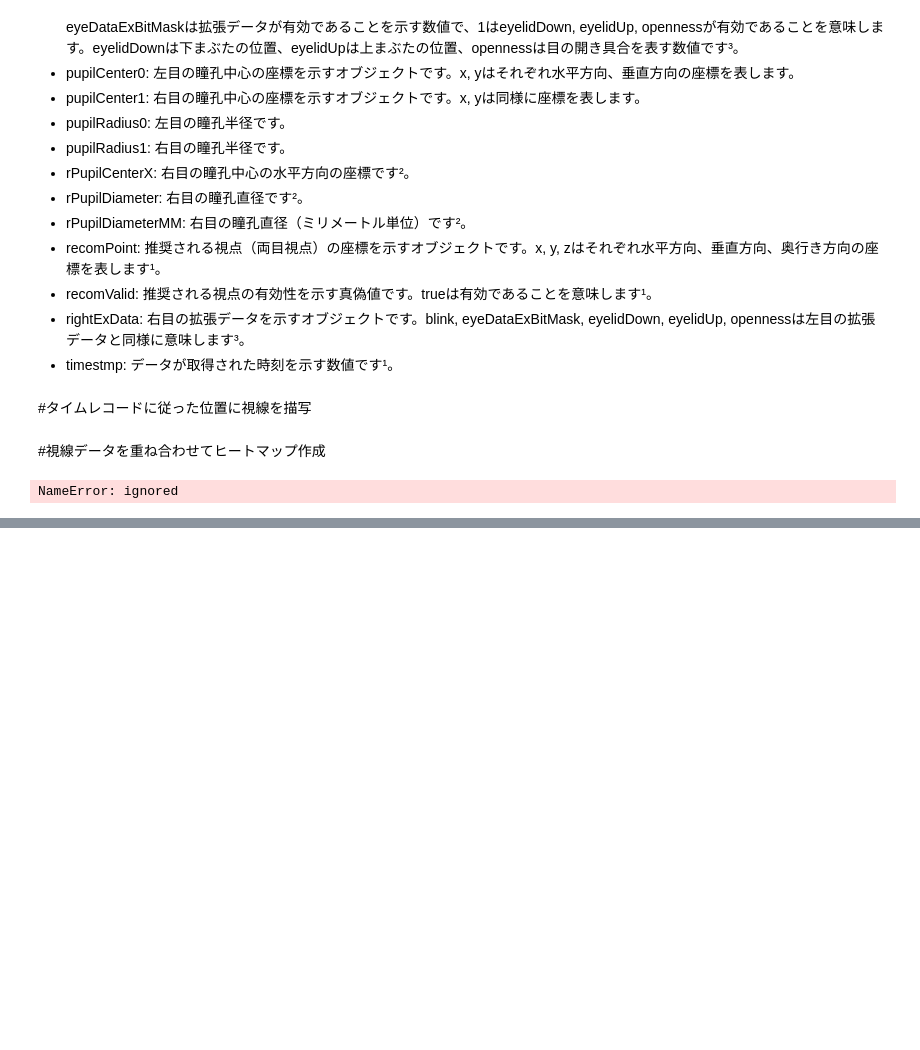
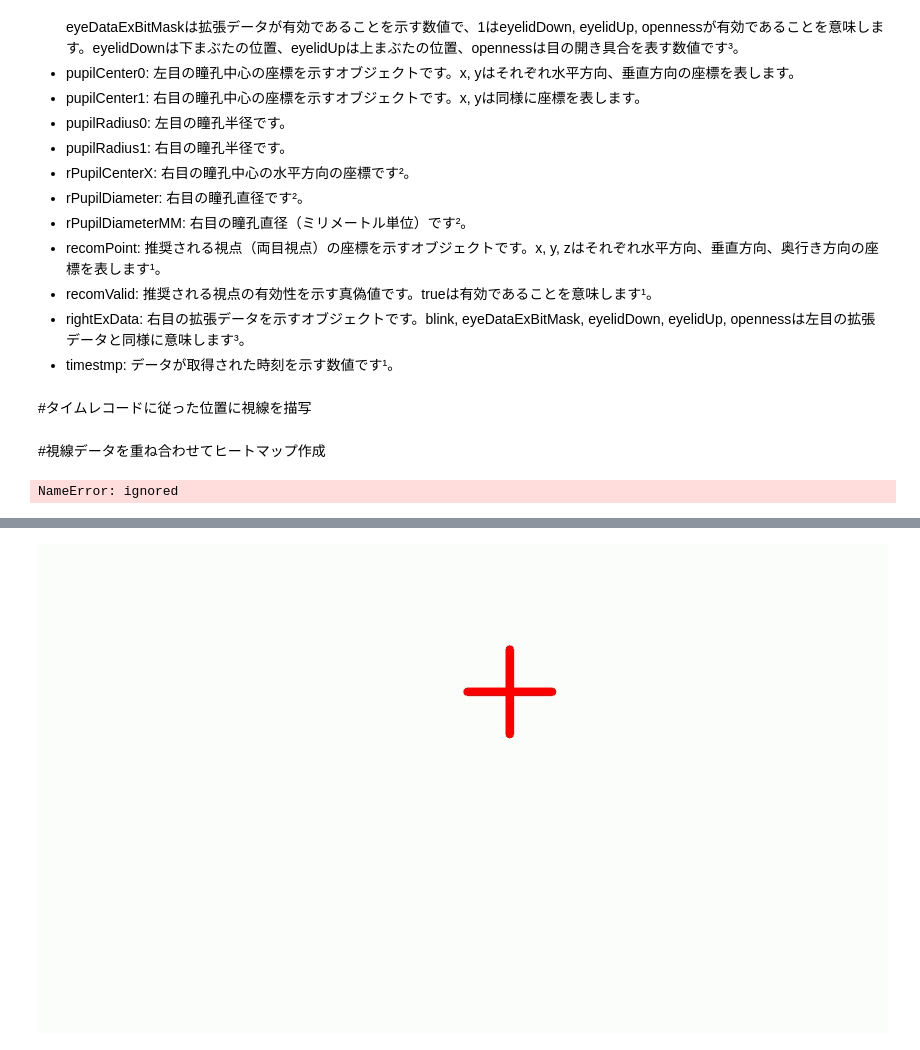
Before and after one commit to 1900690/strawberry, a Jupyter notebook: eye_camera_tutorial.ipynb, the cells around one changed output, grey strips where cells are left out. Cells and saved outputs as stored; diff of their text form; code cells hidden in the pictures; blank space fills up the shorter version.

Commit message:
Colaboratory を使用して作成しました

```diff
--- a/eye_camera_tutorial.ipynb
+++ b/eye_camera_tutorial.ipynb
@@ -150,7 +151,7 @@ https://note.nkmk.me/python-pandas-json-normalize/
 #データを読み込み分解する
 import pandas as pd
 
-json_file = "/content/itigo_230316152445.json"
+json_file = "/content/drive/MyDrive/Guest_230725114056.json"
 df = pd.read_json(json_file)
 df2=df["EyeData"].iloc[2]
 df3 = pd.json_normalize(df2)
@@ -274,0 +278,91 @@ NameError: ignored
+# %%
+#@title 〇白紙に視線データを描写
+#ライブラリをインポート
+from pandas.core.base import doc
+import shutil
+import os
+from google.colab import files
+import pandas as pd
+from PIL import Image
+import cv2
+from google.colab.patches import cv2_imshow
+
+#データをアップロード
+#uploaded = files.upload()
+#ファイル名を取得
+#ファイル名を記入 = os.path.splitext(list(uploaded.keys())[0])[0]
+
+
+#視線データを読み込み必要な部分を抽出
+json_file ="/content/drive/MyDrive/Guest_230725114056.json"#★"/content/"+ファイル名を記入+".json"
+df = pd.read_json(json_file)
+df2=df["EyeData"].iloc[2]
+df3 = pd.json_normalize(df2)
+df6=df3[['recomValid','recomPoint.x','recomPoint.y']]
+
+
+df7=df["Data"].iloc[3]
+df8=df7["pixelList"]
+print("※視点から取得するデータ※")
+print("視点データのFps",df7["gaze_fps"])
+print("動画データのFps",df7["video_fps"])
+print("動画の長さ",df7["hint"])
+print("縦横比",df7["pixelList"])
+print("縦",df8[0]["height"])
+print("横",df8[0]["width"])
+
+# 動画ファイルのキャプチャー
+cap = cv2.VideoCapture("/content/drive/MyDrive/Guest_230725114056.mp4")#★cap = cv2.VideoCapture("/content/"+ファイル名を記入+".mp4")
+
+# 動画ファイルのフレームレート取得
+fps = df7["gaze_fps"]#cap.get(cv2.CAP_PROP_FPS)
+
+#動画のサイズを取得
+width = df8[0]["width"]#int(cap.get(cv2.CAP_PROP_FRAME_WIDTH))
+height = df8[0]["height"]#int(cap.get(cv2.CAP_PROP_FRAME_HEIGHT))
+size = (width,height)
+point_size=max(width,height)
+
+# 保存用動画ファイルのフォーマット設定
+fourcc = cv2.VideoWriter_fourcc('m', 'p', '4', 'v')
+out = cv2.VideoWriter("/content/Guest_230725114056_eye_point.mp4", fourcc, fps, size)#★out = cv2.VideoWriter("/content/"+ファイル名を記入+"_eye_point.mp4", fourcc, fps, size)
+
+#白紙作成
+white_img = np.ones((1280, 736, 3), np.uint8) * 255
+cv2.imwrite('/content/white.jpg', white_img)
+
+# 動画を1コマずつ取り込んで処理
+while(cap.isOpened()):
+    ret, frame = cap.read() # キャプチャー画像の取り込み
+
+    if ret==True: # キャプチャー画像がある場合
+        # 現在時間を取得
+        time = cap.get(cv2.CAP_PROP_POS_MSEC)
+
+        # 現在のフレーム数を取得
+        frame_n = cap.get(cv2.CAP_PROP_POS_FRAMES)
+
+        # 視点を描画
+        frame =cv2.resize(cv2.imread('/content/white.jpg'),size)
+        cv2.drawMarker(frame, (int(df6.loc[int(frame_n)][1]*width),int(df6.loc[int(frame_n)][2]*height)), (0, 0, 255),cv2.MARKER_CROSS,int(point_size/10),int(point_size/100))
+
+        # mp4動画を保存
+        out.write(frame)
+
+    else: # キャプチャー画像がない場合はループ終了
+        break
+
+cap.release() # 再生画像をクローズ
+out.release() # 出力動画ファイルをクローズ
+
+#ダウンロード
+#★files.download("/content/"+ファイル名を記入+"_eye_point.mp4")
+
+#結果表示用
+cap = cv2.VideoCapture("/content/Guest_230725114056_eye_point.mp4")#★cap = cv2.VideoCapture("/content/"+ファイル名を記入+"_eye_point.mp4")
+#最初のフレームを抽出
+cap.set(cv2.CAP_PROP_POS_FRAMES, 0)
+ret, frame = cap.read()
+showimg=frame
+cv2_imshow(showimg)
+# %% [output]
@@ -274,0 +376 @@ NameError: ignored
+[figure, added]
```
Also changed, not shown: parts of 5 cells of this notebook.
